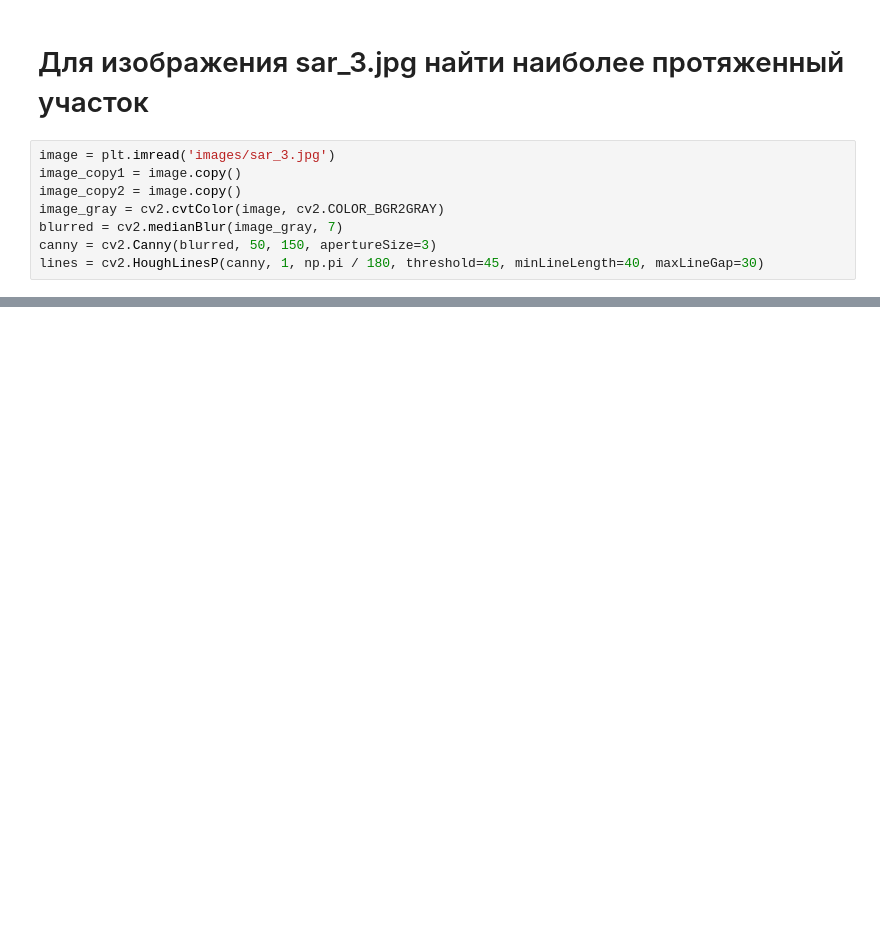
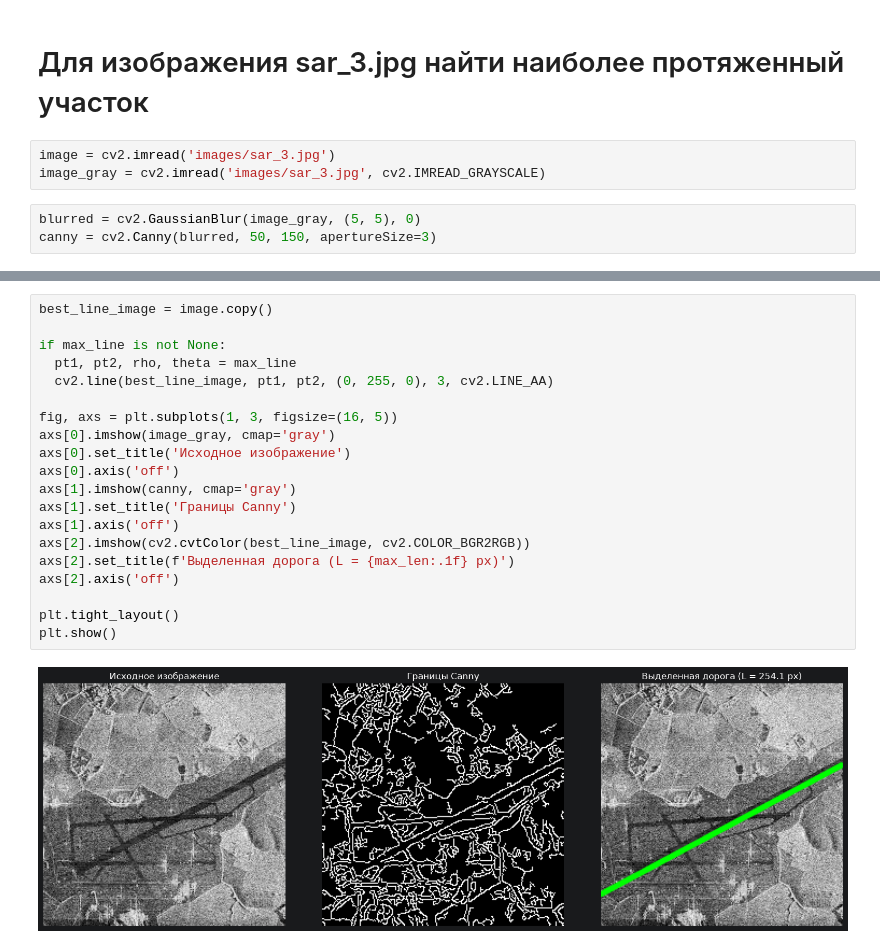
Before and after one commit to midicowbell/imageProcessing, a Jupyter notebook: lab3.ipynb, the cells around one changed output, grey strips where cells are left out. Saved outputs shown, nothing was run; the diff lists cells and outputs as text; blank space fills up the shorter version.

```diff
--- a/lab3.ipynb
+++ b/lab3.ipynb
@@ -7,11 +8,9 @@ from skimage.metrics import structural_similarity, mean_squared_error
 # %% [markdown]
 # Для изображения sar_3.jpg найти наиболее протяженный участок
 # %%
-image = plt.imread('images/sar_3.jpg')
-image_copy1 = image.copy()
-image_copy2 = image.copy()
-image_gray = cv2.cvtColor(image, cv2.COLOR_BGR2GRAY)
-blurred = cv2.medianBlur(image_gray, 7)
-canny = cv2.Canny(blurred, 50, 150, apertureSize=3)
-lines = cv2.HoughLinesP(canny, 1, np.pi / 180, threshold=45, minLineLength=40, maxLineGap=30)
+image = cv2.imread('images/sar_3.jpg')
+image_gray = cv2.imread('images/sar_3.jpg', cv2.IMREAD_GRAYSCALE)
+# %%
+blurred = cv2.GaussianBlur(image_gray, (5, 5), 0)
+canny = cv2.Canny(blurred, 50, 150, apertureSize=3)
 # %%
@@ -41,0 +42,22 @@ plt.show()
+# %%
+best_line_image = image.copy()
+
+if max_line is not None:
+  pt1, pt2, rho, theta = max_line
+  cv2.line(best_line_image, pt1, pt2, (0, 255, 0), 3, cv2.LINE_AA)
+
+fig, axs = plt.subplots(1, 3, figsize=(16, 5))
+axs[0].imshow(image_gray, cmap='gray')
+axs[0].set_title('Исходное изображение')
+axs[0].axis('off')
+axs[1].imshow(canny, cmap='gray')
+axs[1].set_title('Границы Canny')
+axs[1].axis('off')
+axs[2].imshow(cv2.cvtColor(best_line_image, cv2.COLOR_BGR2RGB))
+axs[2].set_title(f'Выделенная дорога (L = {max_len:.1f} px)')
+axs[2].axis('off')
+
+plt.tight_layout()
+plt.show()
+# %% [output]
+[figure, added]
```
Also changed, not shown: parts of 11 cells of this notebook.
